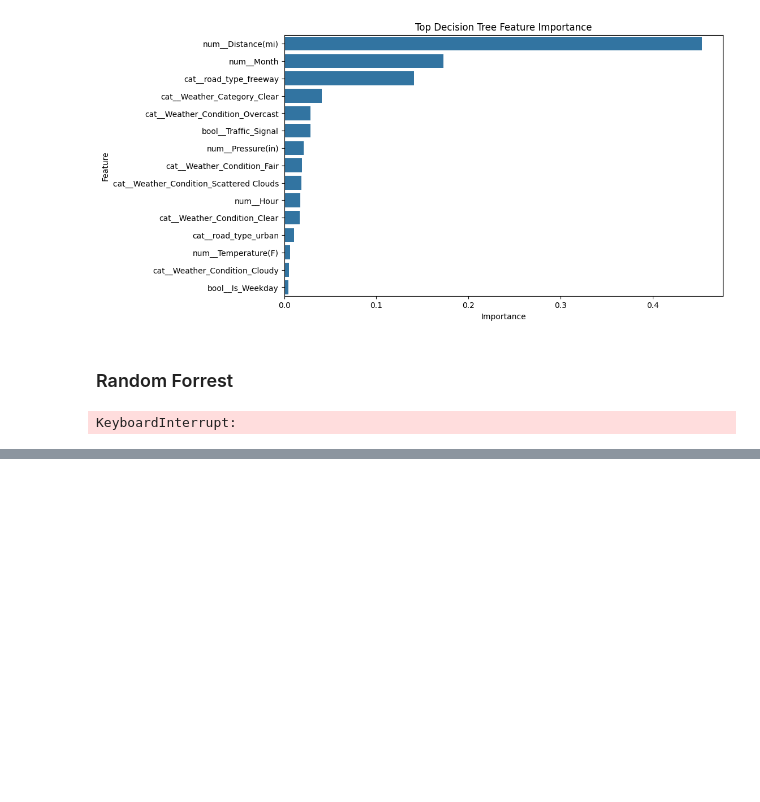
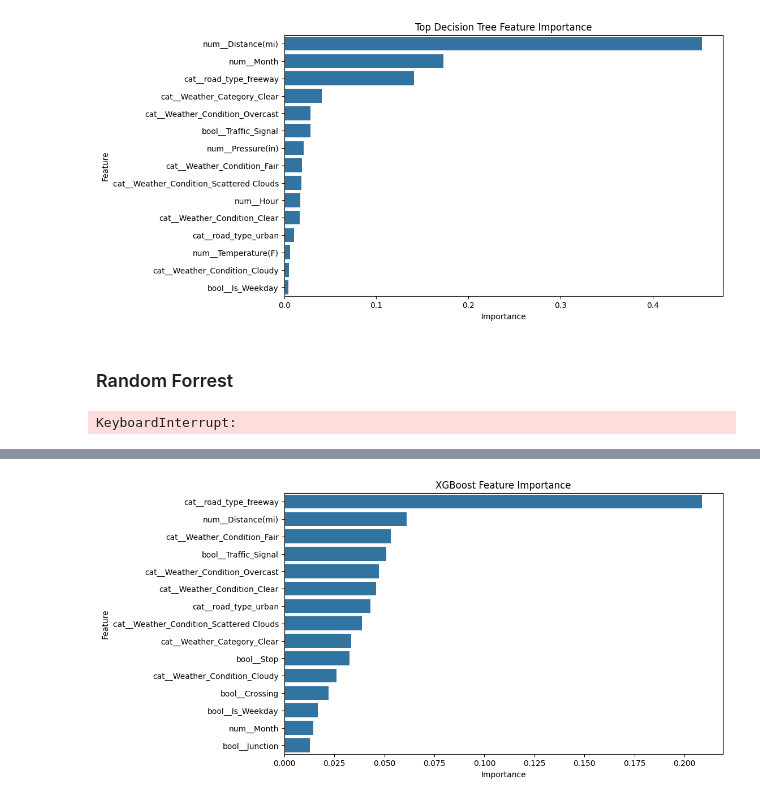
Before and after one commit to dudu-boi/DataScienceFinal, a Jupyter notebook: the_work.ipynb, the cells around one changed output, grey strips where cells are left out. Drawn from its saved outputs; the diff is of its cells as text; code cells hidden in the pictures; blank space fills up the shorter version.

```diff
--- a/the_work.ipynb
+++ b/the_work.ipynb
@@ -1770,0 +1888,24 @@ plt.show()
+# %%
+#feature importance
+xgb = xgb_model.named_steps['model']
+
+feature_names = (
+    xgb_model
+    .named_steps['preprocess']
+    .get_feature_names_out()
+)
+
+importance_df = pd.DataFrame({
+    'Feature': feature_names,
+    'Importance': xgb.feature_importances_
+})
+
+importance_df = (
+    importance_df
+    .sort_values(
+        by='Importance',
+        ascending=False
+    )
+)
+
+importance_df.head(15)
@@ -1770,0 +1929,14 @@ plt.show()
+# %%
+plt.figure(figsize=(10,6))
+
+sns.barplot(
+    data=importance_df.head(15),
+    x='Importance',
+    y='Feature'
+)
+
+plt.title('XGBoost Feature Importance')
+
+plt.show()
+# %% [output]
+[figure, added]
```
Also changed, not shown: parts of 15 cells of this notebook.
